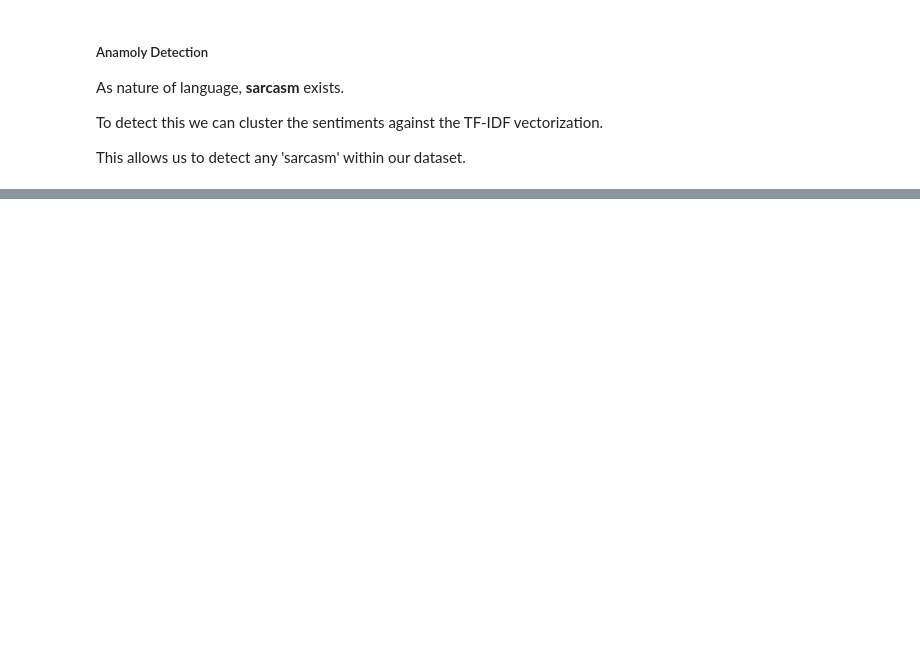
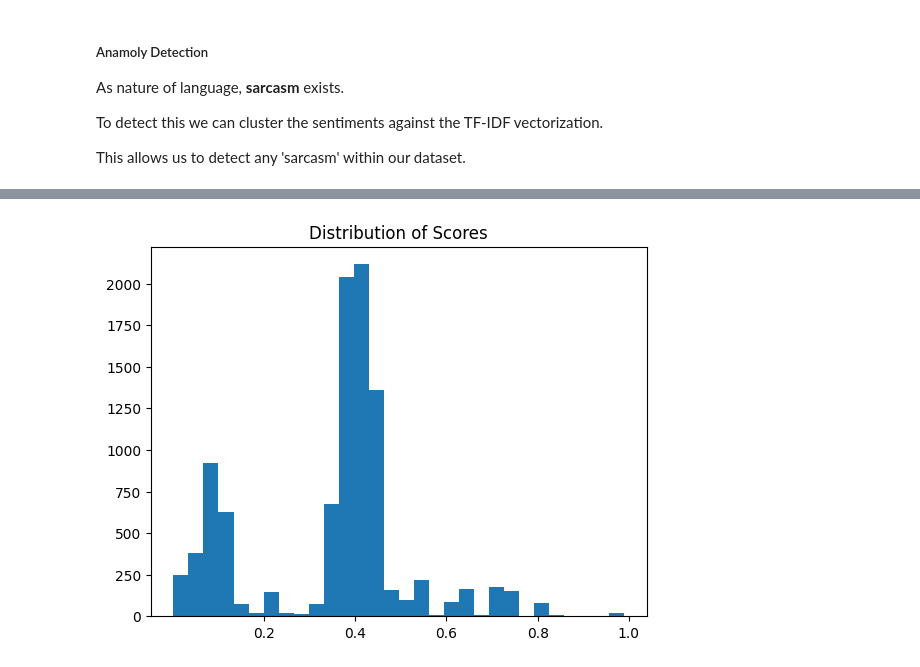
Before and after one commit to stupidbutsmart/DELE-CA1, a Jupyter notebook: RNN.ipynb, the cells around one changed output, grey strips where cells are left out. Saved outputs shown, nothing was run; the diff lists cells and outputs as text; code cells hidden in the pictures; blank space fills up the shorter version.

```diff
--- a/RNN.ipynb
+++ b/RNN.ipynb
@@ -539,0 +941,2 @@ large_review_df_english = pd.read_csv(os.path.join('stored_data' , 'cleaned_data
+# %%
+neutral_data = create_neutral_reviews(adjective_list_dict)
@@ -539,0 +959,16 @@ large_review_df_english = pd.read_csv(os.path.join('stored_data' , 'cleaned_data
+# %%
+train_data_df = pd.concat([
+  augmentable_df,
+  adjective_list[['Review' , 'Score']] ,
+  additional_data_english,
+  artificial_reviews,
+  neutral_data,
+], ignore_index=True).dropna().drop_duplicates(subset='Review')
+# %%
+# Checking data proportion
+plt.hist(train_data_df['Score'], bins=30)
+plt.title('Distribution of Scores')
+plt.xticks(np.arange(0.2 , 1.2 , 0.2))
+plt.show()
+# %% [output]
+[figure, added]
```
Also changed, not shown: parts of 117 cells of this notebook, 44 other files.
